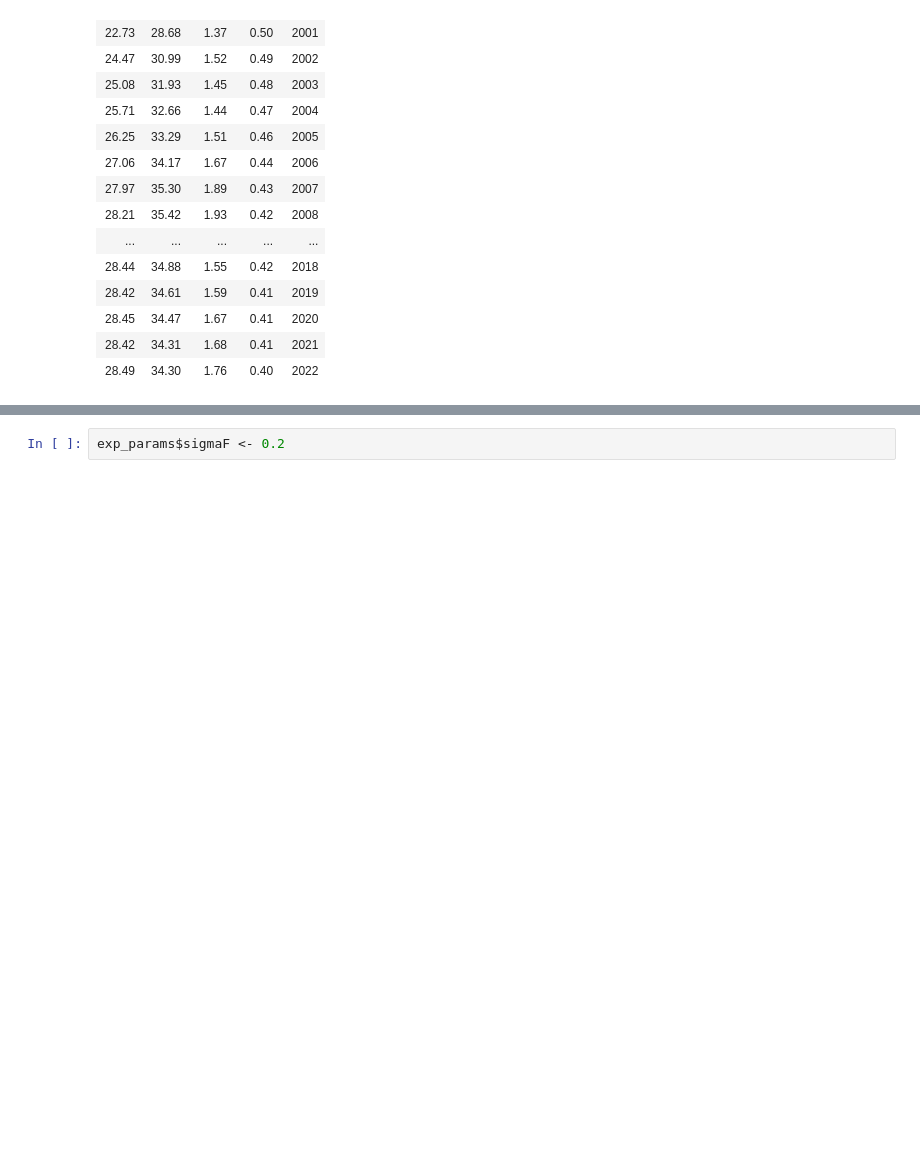
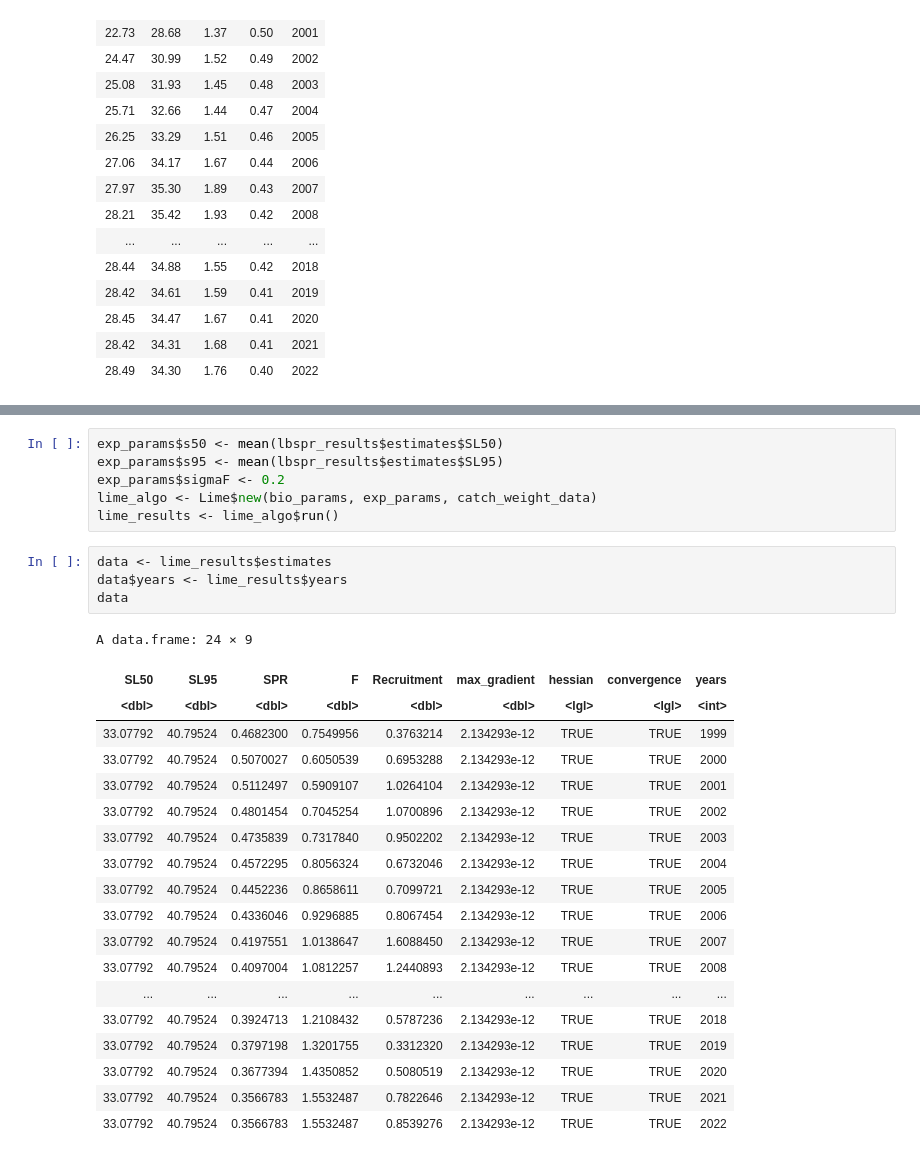
Before and after one commit to d2gex/lbm_seminary, a Jupyter notebook: lbms_workshop.ipynb, the cells around one changed output, grey strips where cells are left out. Saved outputs shown, nothing was run; the diff lists cells and outputs as text; blank space fills up the shorter version.

```diff
--- a/lbms_workshop.ipynb
+++ b/lbms_workshop.ipynb
@@ -394,2 +387,30 @@ On the other hand, given that the SPR is estimated based on the F/M, low estimat
 # %%
+exp_params$s50 <- mean(lbspr_results$estimates$SL50)
+exp_params$s95 <- mean(lbspr_results$estimates$SL95)
 exp_params$sigmaF <- 0.2
+lime_algo <- Lime$new(bio_params, exp_params, catch_weight_data)
+lime_results <- lime_algo$run()
+# %%
+data <- lime_results$estimates
+data$years <- lime_results$years
+data
+# %% [output]
+A data.frame: 24 × 9
+| SL50 | SL95 | SPR | F | Recruitment | max_gradient | hessian | convergence | years |
+| <dbl> | <dbl> | <dbl> | <dbl> | <dbl> | <dbl> | <lgl> | <lgl> | <int> |
+| 33.07792 | 40.79524 | 0.4682300 | 0.7549956 | 0.3763214 | 2.134293e-12 | TRUE | TRUE | 1999 |
+| 33.07792 | 40.79524 | 0.5070027 | 0.6050539 | 0.6953288 | 2.134293e-12 | TRUE | TRUE | 2000 |
+| 33.07792 | 40.79524 | 0.5112497 | 0.5909107 | 1.0264104 | 2.134293e-12 | TRUE | TRUE | 2001 |
+| 33.07792 | 40.79524 | 0.4801454 | 0.7045254 | 1.0700896 | 2.134293e-12 | TRUE | TRUE | 2002 |
+| 33.07792 | 40.79524 | 0.4735839 | 0.7317840 | 0.9502202 | 2.134293e-12 | TRUE | TRUE | 2003 |
+| 33.07792 | 40.79524 | 0.4572295 | 0.8056324 | 0.6732046 | 2.134293e-12 | TRUE | TRUE | 2004 |
+| 33.07792 | 40.79524 | 0.4452236 | 0.8658611 | 0.7099721 | 2.134293e-12 | TRUE | TRUE | 2005 |
+| 33.07792 | 40.79524 | 0.4336046 | 0.9296885 | 0.8067454 | 2.134293e-12 | TRUE | TRUE | 2006 |
+| 33.07792 | 40.79524 | 0.4197551 | 1.0138647 | 1.6088450 | 2.134293e-12 | TRUE | TRUE | 2007 |
+| 33.07792 | 40.79524 | 0.4097004 | 1.0812257 | 1.2440893 | 2.134293e-12 | TRUE | TRUE | 2008 |
+| ... | ... | ... | ... | ... | ... | ... | ... | ... |
+| 33.07792 | 40.79524 | 0.3924713 | 1.2108432 | 0.5787236 | 2.134293e-12 | TRUE | TRUE | 2018 |
+| 33.07792 | 40.79524 | 0.3797198 | 1.3201755 | 0.3312320 | 2.134293e-12 | TRUE | TRUE | 2019 |
+| 33.07792 | 40.79524 | 0.3677394 | 1.4350852 | 0.5080519 | 2.134293e-12 | TRUE | TRUE | 2020 |
+| 33.07792 | 40.79524 | 0.3566783 | 1.5532487 | 0.7822646 | 2.134293e-12 | TRUE | TRUE | 2021 |
+| 33.07792 | 40.79524 | 0.3566783 | 1.5532487 | 0.8539276 | 2.134293e-12 | TRUE | TRUE | 2022 |
```
Also changed, not shown: parts of 10 cells of this notebook, 4 other files.
